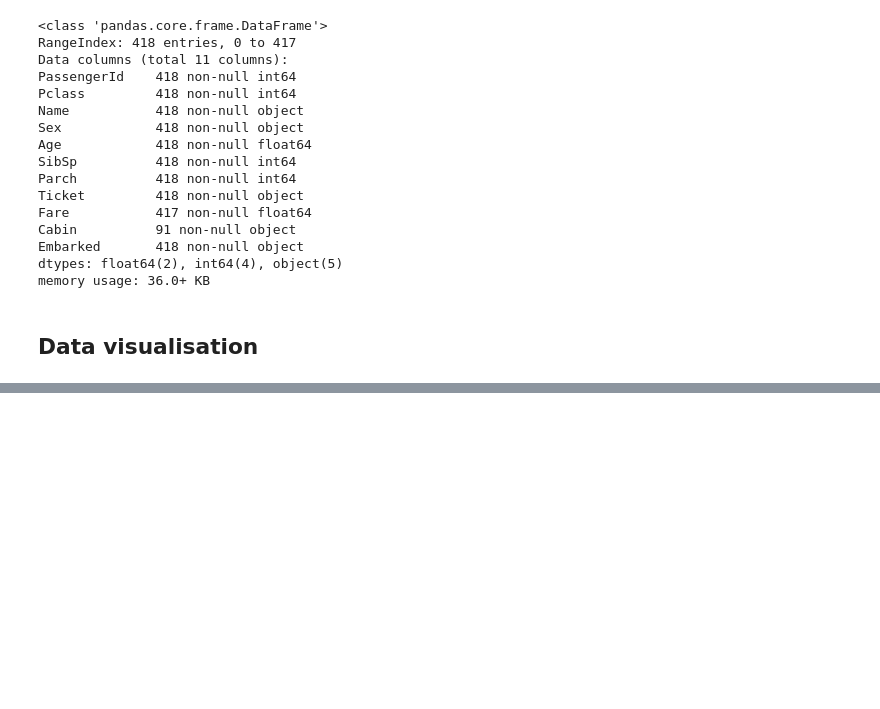
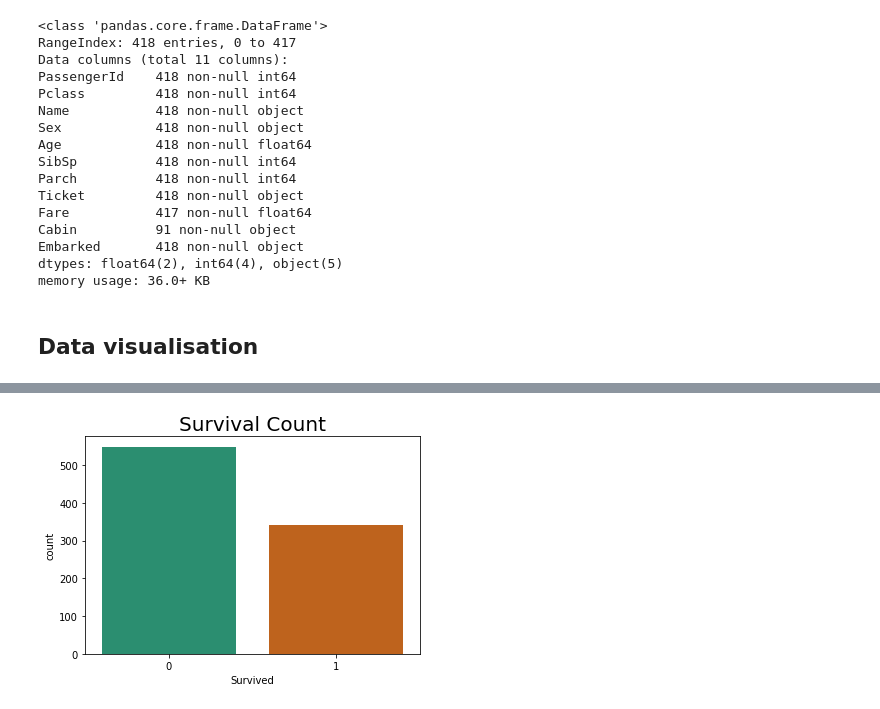
Before and after one commit to gilbeckers/titanic, a Jupyter notebook: DataVisulisation-and-XGBClassifier.ipynb, the cells around one changed output, grey strips where cells are left out. Cells and saved outputs as stored; diff of their text form; code cells hidden in the pictures; blank space fills up the shorter version.

```diff
--- a/DataVisulisation-and-XGBClassifier.ipynb
+++ b/DataVisulisation-and-XGBClassifier.ipynb
@@ -221,0 +222,6 @@ plt.show()
+# %%
+sb.countplot(x='Survived',data = train, palette = 'Dark2')
+plt.title('Survival Count', fontsize = 20)
+plt.show()
+# %% [output]
+[figure, added]
```
Also changed, not shown: parts of 37 cells of this notebook, 1 other file.
